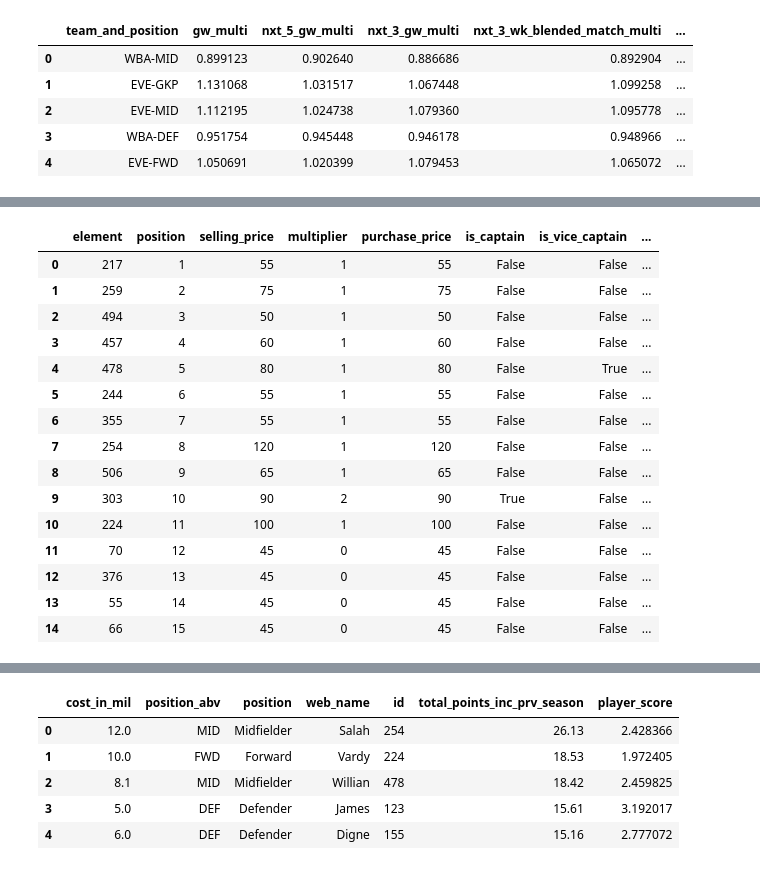
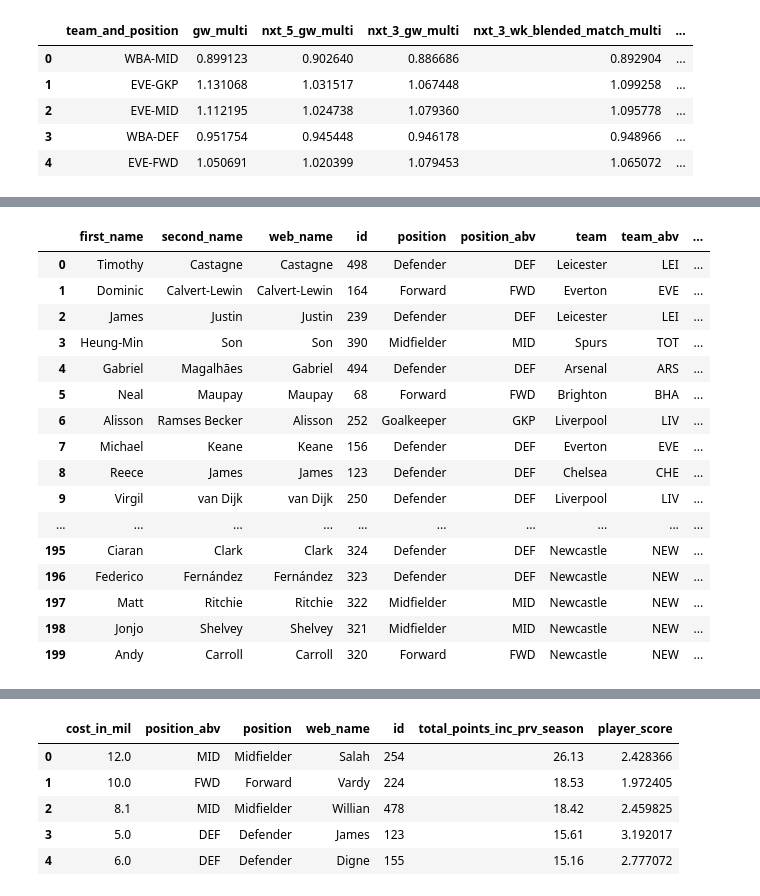
Before and after one commit to Murry-Ovo/murry_code, a Jupyter notebook: Fantasy Premier League/FPL - Moneyball v3.ipynb, the cells around one changed output, grey strips where cells are left out. Saved outputs shown, nothing was run; the diff lists cells and outputs as text; code cells hidden in the pictures.

```diff
--- a/Fantasy Premier League/FPL - Moneyball v3.ipynb
+++ b/Fantasy Premier League/FPL - Moneyball v3.ipynb
@@ -681,8 +699,8 @@ full_player_df.dtypes
 session = requests.session()
 
 payload = {
- 'password': '',
- 'login': '',
+ 'password': 'Moneyball.159',
+ 'login': 'andrew_c_morris@hotmail.co.uk',
  'redirect_uri': 'https://fantasy.premierleague.com/a/login',
  'app': 'plfpl-web'
 }
@@ -717,6 +735,7 @@ my_team_picks_df = my_team_picks_df.merge(full_player_df[['id',
                                            how = 'left', left_on = ['element'], right_on = ['id'])
 
 my_team_picks_df['team_and_position'] = my_team_picks_df['team_abv'].astype(str) + '-' + my_team_picks_df['position_abv'].astype(str)
+my_team_picks_df['total_points_inc_prv_season'] = my_team_picks_df.total_points + my_team_picks_df.prev_season_points_per_gw
 my_team_picks_df['prev_season_points_per_mil'] = my_team_picks_df.prev_season_points_per_gw / my_team_picks_df.cost_in_mil
 
 #### Pulling through Gameweek multipliers ###
@@ -742,29 +761,12 @@ my_team_picks_df.head(15)
 #####################
 
 # ## Specifying the filename and path (Location to export the CSV to)
-# my_team_filename = 'FPL_My_Team-'
-# datetime = dt.now().strftime("%Y%m%d-%H%M%S")
-# my_team_path = 'C:\\Python CSV Output\\'+my_team_filename+datetime+'.csv'
+my_team_filename = 'FPL_My_Team-'
+datetime = dt.now().strftime("%Y%m%d-%H%M%S")
+my_team_path = 'C:\\Python CSV Output\\'+my_team_filename+datetime+'.csv'
 
 # ## Exporting dataframe as csv
-# my_team_picks_df.to_csv(my_team_path, index = False)
+my_team_picks_df.to_csv(my_team_path, index = False)
-# %% [output]
-|  | element | position | selling_price | multiplier | purchase_price | is_captain | is_vice_captain | ... |
-| 0 | 217 | 1 | 55 | 1 | 55 | False | False | ... |
-| 1 | 259 | 2 | 75 | 1 | 75 | False | False | ... |
-| 2 | 494 | 3 | 50 | 1 | 50 | False | False | ... |
-| 3 | 457 | 4 | 60 | 1 | 60 | False | False | ... |
-| 4 | 478 | 5 | 80 | 1 | 80 | False | True | ... |
-| 5 | 244 | 6 | 55 | 1 | 55 | False | False | ... |
-| 6 | 355 | 7 | 55 | 1 | 55 | False | False | ... |
-| 7 | 254 | 8 | 120 | 1 | 120 | False | False | ... |
-| 8 | 506 | 9 | 65 | 1 | 65 | False | False | ... |
-| 9 | 303 | 10 | 90 | 2 | 90 | True | False | ... |
-| 10 | 224 | 11 | 100 | 1 | 100 | False | False | ... |
-| 11 | 70 | 12 | 45 | 0 | 45 | False | False | ... |
-| 12 | 376 | 13 | 45 | 0 | 45 | False | False | ... |
-| 13 | 55 | 14 | 45 | 0 | 45 | False | False | ... |
-| 14 | 66 | 15 | 45 | 0 | 45 | False | False | ... |
 # %%
 ## Creating slim_player_df_v2 ##
 
@@ -777,37 +779,55 @@ slim_player_fix_df['gw_multi'] = slim_player_fix_df.team_and_position.map(gamewe
 slim_player_fix_df['nxt_3_wk_blended_match_multi'] = slim_player_fix_df.team_and_position.map(gameweek_multiplier_df.set_index('team_and_position').nxt_5_wk_blended_match_multi)
 slim_player_fix_df['negative_multiplier'] = slim_player_fix_df['nxt_3_wk_blended_match_multi'] < 1
 slim_player_fix_df['total_points_inc_prv_season'] = slim_player_fix_df.total_points + slim_player_fix_df.prev_season_points_per_gw
 
 # Player score calc =
     # if E = True then 0.0 else ((A+B) X C) X D
         # A - Current season points per mil (Float)
         # B - Previous season points per mil (Float)
         # C - Next 3 Gameweek Multiplier (Float)
         # D - Chance to play next round (Float)
         # E - Has Negative Multiplier (Boolean)
 
 calc_player_score = (((slim_player_fix_df.points_per_mil +
                        slim_player_fix_df.prev_season_points_per_mil) *
                       slim_player_fix_df.nxt_3_wk_blended_match_multi) *
                      slim_player_fix_df.next_round_play_chance) * slim_player_fix_df['nxt_3_wk_blended_match_multi'].apply(lambda x: 0.0 if x < 1 else 1.0)
 
 slim_player_fix_df['player_score'] = calc_player_score
 
 
 slim_player_fix_df = slim_player_fix_df.sort_values(by=['player_score'], ascending=False).reset_index(drop = True)
 
 slim_player_fix_df.head(200)
 
 ## Add in logic for if games_played_by_team < max_games_played_by_team then boost their total_score by the detriment
 
 
 # ## Specifying the filename and path (Location to export the CSV to)
-slim_player_fix_df_filename = 'FPL_slim_player_fix_df-'
-datetime = dt.now().strftime("%Y%m%d-%H%M%S")
-slim_player_fix_df_path = 'C:\\Python CSV Output\\'+slim_player_fix_df_filename+datetime+'.csv'
+# slim_player_fix_df_filename = 'FPL_slim_player_fix_df-'
+# datetime = dt.now().strftime("%Y%m%d-%H%M%S")
+# slim_player_fix_df_path = 'C:\\Python CSV Output\\'+slim_player_fix_df_filename+datetime+'.csv'
 
 # ## Exporting dataframe as csv
-slim_player_fix_df.to_csv(slim_player_fix_df_path, index = False)
+# slim_player_fix_df.to_csv(slim_player_fix_df_path, index = False)
+# %% [output]
+|  | first_name | second_name | web_name | id | position | position_abv | team | team_abv | ... |
+| 0 | Timothy | Castagne | Castagne | 498 | Defender | DEF | Leicester | LEI | ... |
+| 1 | Dominic | Calvert-Lewin | Calvert-Lewin | 164 | Forward | FWD | Everton | EVE | ... |
+| 2 | James | Justin | Justin | 239 | Defender | DEF | Leicester | LEI | ... |
+| 3 | Heung-Min | Son | Son | 390 | Midfielder | MID | Spurs | TOT | ... |
+| 4 | Gabriel | Magalhães | Gabriel | 494 | Defender | DEF | Arsenal | ARS | ... |
+| 5 | Neal | Maupay | Maupay | 68 | Forward | FWD | Brighton | BHA | ... |
+| 6 | Alisson | Ramses Becker | Alisson | 252 | Goalkeeper | GKP | Liverpool | LIV | ... |
+| 7 | Michael | Keane | Keane | 156 | Defender | DEF | Everton | EVE | ... |
+| 8 | Reece | James | James | 123 | Defender | DEF | Chelsea | CHE | ... |
+| 9 | Virgil | van Dijk | van Dijk | 250 | Defender | DEF | Liverpool | LIV | ... |
+| ... | ... | ... | ... | ... | ... | ... | ... | ... | ... |
+| 195 | Ciaran | Clark | Clark | 324 | Defender | DEF | Newcastle | NEW | ... |
+| 196 | Federico | Fernández | Fernández | 323 | Defender | DEF | Newcastle | NEW | ... |
+| 197 | Matt | Ritchie | Ritchie | 322 | Midfielder | MID | Newcastle | NEW | ... |
+| 198 | Jonjo | Shelvey | Shelvey | 321 | Midfielder | MID | Newcastle | NEW | ... |
+| 199 | Andy | Carroll | Carroll | 320 | Forward | FWD | Newcastle | NEW | ... |
 # %%
 ##########################################################
 ### TOP POINTS PLAYERS AND TOP PLAYER SCORE DATAFRAMES ###
```
Also changed, not shown: parts of 3 cells of this notebook, 1 other file.
